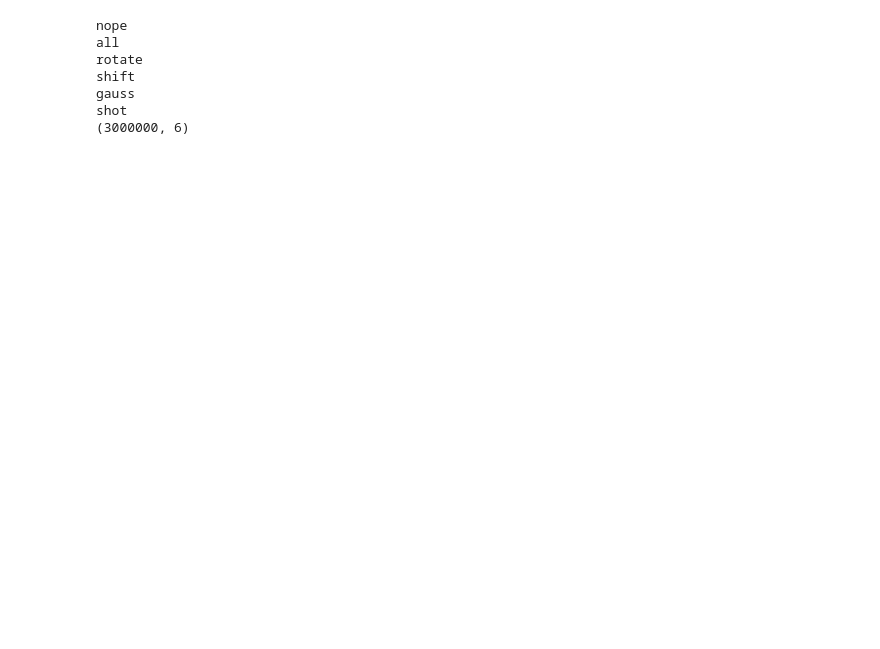
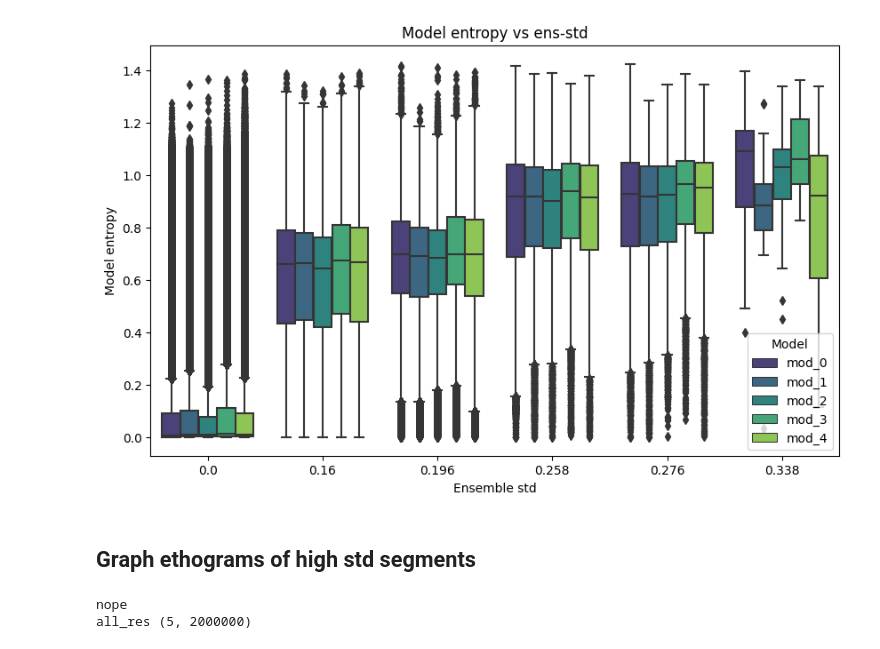
Before and after one commit to themattinthehatt/daart, a Jupyter notebook: data_augment/conf_vs_acc.ipynb, the cells around one changed output. Saved outputs shown, nothing was run; the diff lists cells and outputs as text; code cells hidden in the pictures; blank space fills up the shorter version.

```diff
--- a/data_augment/conf_vs_acc.ipynb
+++ b/data_augment/conf_vs_acc.ipynb
@@ -239,19 +579,51 @@ make_graph(df_line2)
+# %%
+# df_cleaned['std_rounded'] = df_cleaned['std'].round(3)
+# plt.figure(figsize=(10, 6))
+# sns.boxplot(
+#     data=df_cleaned[df_cleaned['model']!='nope'], #[df_std3['std']>0]
+#     x='std_rounded',
+#     y='entropy',
+#     hue='model',
+#     palette='viridis',  # You can change this to any palette you like
+#     #s=10  # Size of the points
+# )
+
+df_std3['std_rounded'] = df_std3['std'].round(3)
+plt.figure(figsize=(10, 6))
+sns.boxplot(
+    data=df_std3[df_std3['model']!='nope'], #[df_std3['std']>0]
+    x='std_rounded',
+    y='entropy',
+    hue='model',
+    palette='viridis',  # You can change this to any palette you like
+    #s=10  # Size of the points
+)
+
+plt.title('Model entropy vs ens-std')
+plt.xlabel('Ensemble std')
+plt.ylabel('Model entropy')
+plt.legend(title='Model',loc='lower right')
+plt.show()
+# %% [output]
+[figure, added]
+# %% [markdown]
+## Graph ethograms of high std segments
 # %%
 # graph high std vs traces
-#model_list = ['nope']
-model_list = ['nope', 'all', 'rotate', 'shift', 'gauss', 'shot']
-suffix='states'
-mod_base = '/home/bsb2144/daart/results_daart/ibl/multi-0/dtcn/{}-5-good_sample-0_markers/version_{}/{}_' + suffix + '.npy'
-df_std2 = make_df(suffix,labeled_only=False)
-print(df_std2.shape)
+model_list = ['nope']
+suffix='fpv-new'
+new=True
+if new:
+    vids = new_vids
+else:
+    vids = test_vids
+
+input_type = 'features-posvel'
+mod_base = '/home/bsb2144/daart/results_daart/ibl/multi-0/dtcn/{}-5-good_sample-0_'+ input_type + '/version_{}/{}_' + suffix + '.npy'
+df_std2 = make_df(suffix,labeled_only=False,vids=vids,new=True)
 # %% [output]
 nope
-all
-rotate
-shift
-gauss
-shot
-(3000000, 6)
+all_res (5, 2000000)
 # %%
 # each vid has 100,000 frames
 # 5 test videos
```
Also changed, not shown: parts of 26 cells of this notebook, 6 other files.
